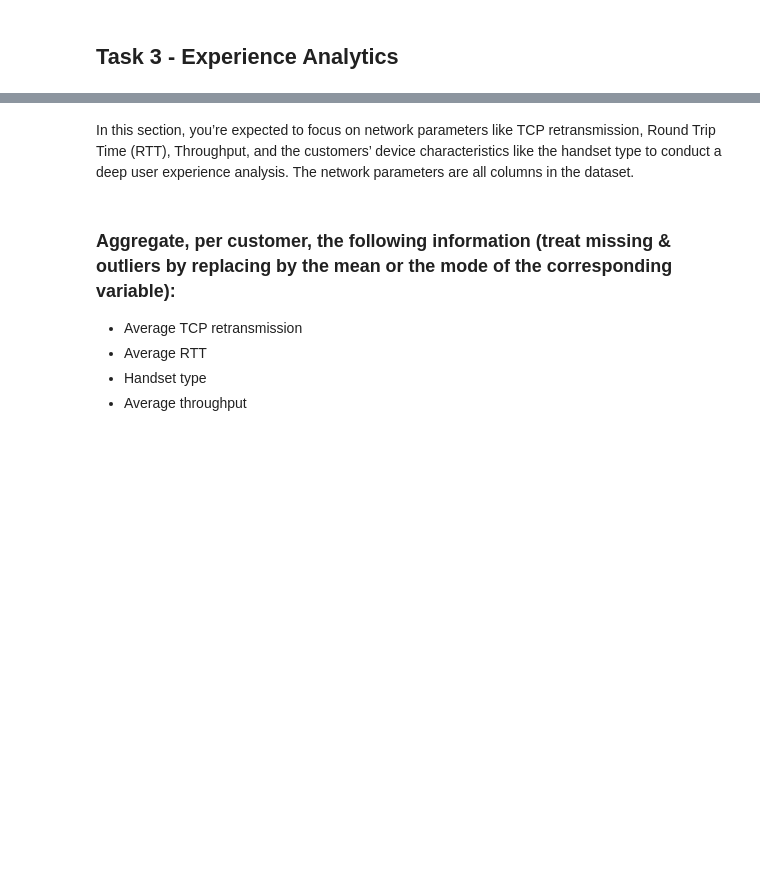
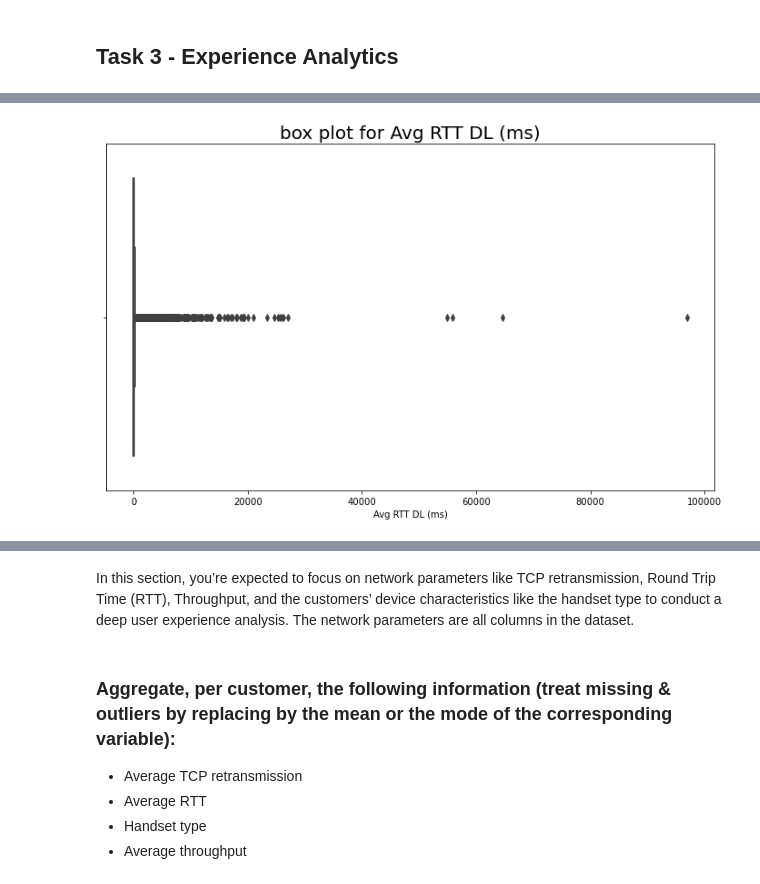
Before and after one commit to BirhanuGebisa/Telecom-User-Analytics, a Jupyter notebook: notebooks/Task3_Experience_Analytics.ipynb, the cells around one changed output, grey strips where cells are left out. Drawn from its saved outputs; the diff is of its cells as text; code cells hidden in the pictures; blank space fills up the shorter version.

```diff
--- a/notebooks/Task3_Experience_Analytics.ipynb
+++ b/notebooks/Task3_Experience_Analytics.ipynb
@@ -2,0 +69,7 @@
+# %%
+plt.figure(figsize=(12, 7))
+sns.boxplot(data=df_exp, x='Avg RTT DL (ms)')
+plt.title("box plot for Avg RTT DL (ms)", size=20)
+plt.show()
+# %% [output]
+[figure, added]
```
Also changed, not shown: parts of 15 cells of this notebook.
